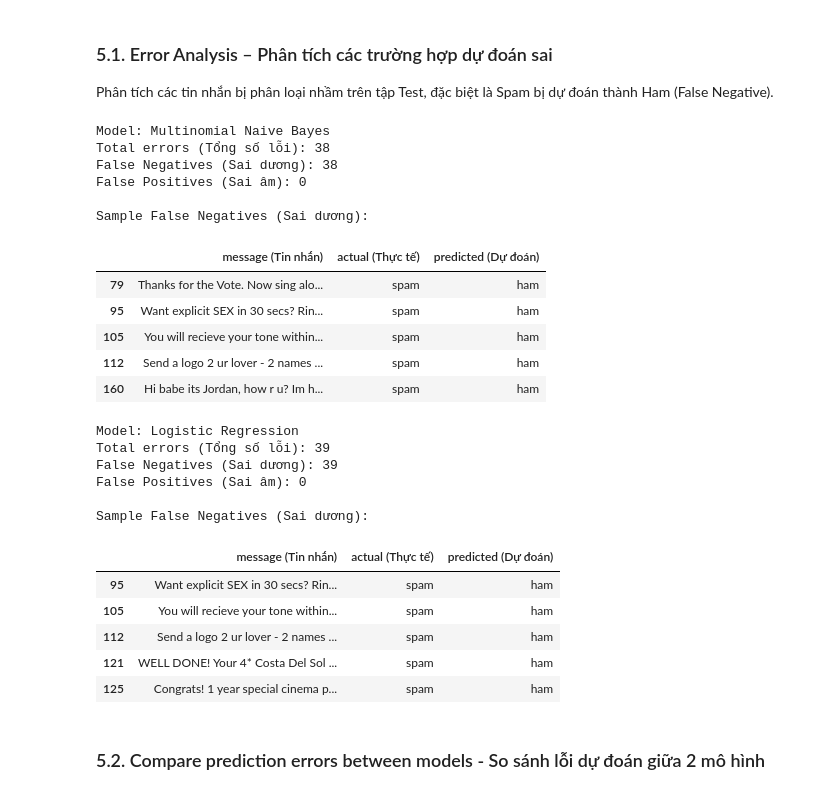
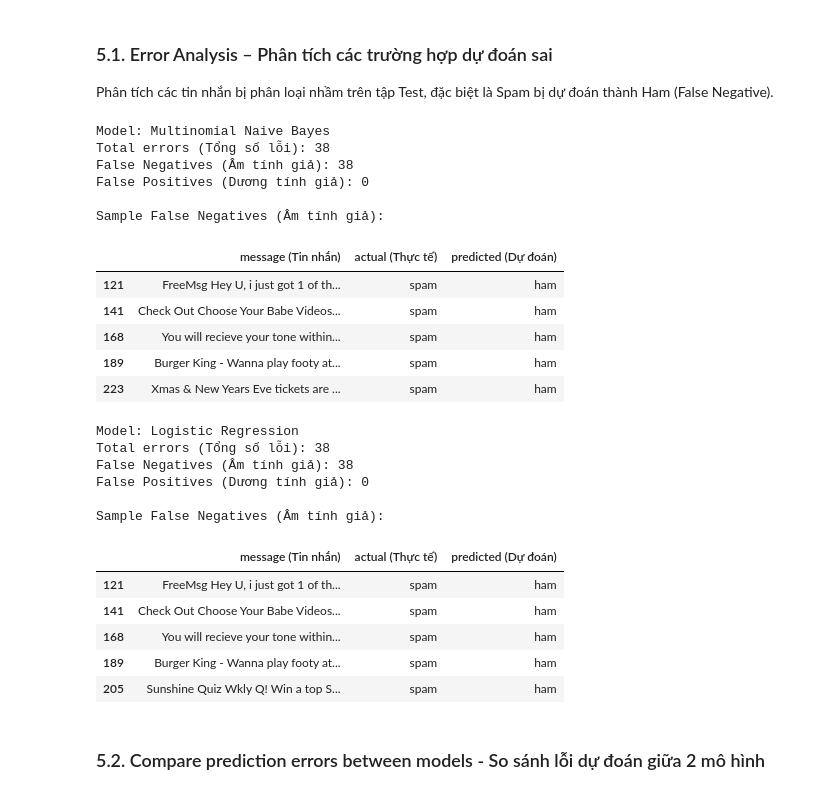
Before and after one commit to andrew-caominhtri/sms-spam-detection, a Jupyter notebook: SMS_Spam_Detection.ipynb, the cells around one changed output. Drawn from its saved outputs; the diff is of its cells as text; code cells hidden in the pictures.

```diff
--- a/SMS_Spam_Detection.ipynb
+++ b/SMS_Spam_Detection.ipynb
@@ -47,7 +48,9 @@ def load_dataset():
         sep="\t",
         header=None,
         names=["label", "message"],
-        encoding="utf-8"
+        encoding="utf-8",
+        quoting=csv.QUOTE_NONE,  # Dấu ngoặc kép là một phần nội dung SMS.
+        keep_default_na=False
     )
 
     return df
@@ -481,7 +459,9 @@ error_results = {}
 for name, model in trained_models.items():
 
     # Du doan tren tap Test
-    y_pred = model.predict(X_test)
+    spam_idx = list(model.classes_).index("spam")
+    spam_probs = model.predict_proba(X_test)[:, spam_idx]
+    y_pred = ["spam" if prob >= 0.5 else "ham" for prob in spam_probs]
 
     # Tao bang so sanh nhan thuc te va du doan
     analysis_df = pd.DataFrame({
@@ -494,53 +474,53 @@ for name, model in trained_models.items():
     errors = analysis_df[
         analysis_df["actual (Thực tế)"] != analysis_df["predicted (Dự đoán)"]
     ].copy()
 
     # Spam bi du doan nham thanh Ham
     false_negatives = errors[
         (errors["actual (Thực tế)"] == "spam") &
         (errors["predicted (Dự đoán)"] == "ham")
     ]
 
     # Ham bi du doan nham thanh Spam
     false_positives = errors[
         (errors["actual (Thực tế)"] == "ham") &
         (errors["predicted (Dự đoán)"] == "spam")
     ]
 
     error_results[name] = errors
 
     print(f"\nModel: {name}")
     print(f"Total errors (Tổng số lỗi): {len(errors)}")
-    print(f"False Negatives (Sai dương): {len(false_negatives)}")
-    print(f"False Positives (Sai âm): {len(false_positives)}")
+    print(f"False Negatives (Âm tính giả): {len(false_negatives)}")
+    print(f"False Positives (Dương tính giả): {len(false_positives)}")
 
-    print("\nSample False Negatives (Sai dương):")
+    print("\nSample False Negatives (Âm tính giả):")
     display(false_negatives.head(5))
 # %% [output]
 Model: Multinomial Naive Bayes
 Total errors (Tổng số lỗi): 38
-False Negatives (Sai dương): 38
-False Positives (Sai âm): 0
+False Negatives (Âm tính giả): 38
+False Positives (Dương tính giả): 0
 
-Sample False Negatives (Sai dương):
+Sample False Negatives (Âm tính giả):
 |  | message (Tin nhắn) | actual (Thực tế) | predicted (Dự đoán) |
-| 79 | Thanks for the Vote. Now sing alo... | spam | ham |
-| 95 | Want explicit SEX in 30 secs? Rin... | spam | ham |
-| 105 | You will recieve your tone within... | spam | ham |
-| 112 | Send a logo 2 ur lover - 2 names ... | spam | ham |
-| 160 | Hi babe its Jordan, how r u? Im h... | spam | ham |
+| 121 | FreeMsg Hey U, i just got 1 of th... | spam | ham |
+| 141 | Check Out Choose Your Babe Videos... | spam | ham |
+| 168 | You will recieve your tone within... | spam | ham |
+| 189 | Burger King - Wanna play footy at... | spam | ham |
+| 223 | Xmas & New Years Eve tickets are ... | spam | ham |
 Model: Logistic Regression
-Total errors (Tổng số lỗi): 39
-False Negatives (Sai dương): 39
-False Positives (Sai âm): 0
+Total errors (Tổng số lỗi): 38
+False Negatives (Âm tính giả): 38
+False Positives (Dương tính giả): 0
 
-Sample False Negatives (Sai dương):
+Sample False Negatives (Âm tính giả):
 |  | message (Tin nhắn) | actual (Thực tế) | predicted (Dự đoán) |
-| 95 | Want explicit SEX in 30 secs? Rin... | spam | ham |
-| 105 | You will recieve your tone within... | spam | ham |
-| 112 | Send a logo 2 ur lover - 2 names ... | spam | ham |
-| 121 | WELL DONE! Your 4* Costa Del Sol ... | spam | ham |
-| 125 | Congrats! 1 year special cinema p... | spam | ham |
+| 121 | FreeMsg Hey U, i just got 1 of th... | spam | ham |
+| 141 | Check Out Choose Your Babe Videos... | spam | ham |
+| 168 | You will recieve your tone within... | spam | ham |
+| 189 | Burger King - Wanna play footy at... | spam | ham |
+| 205 | Sunshine Quiz Wkly Q! Win a top S... | spam | ham |
 # %% [markdown]
 ### 5.2. Compare prediction errors between models - So sánh lỗi dự đoán giữa 2 mô hình
 # %%
```
Also changed, not shown: parts of 18 cells of this notebook, 10 other files.
